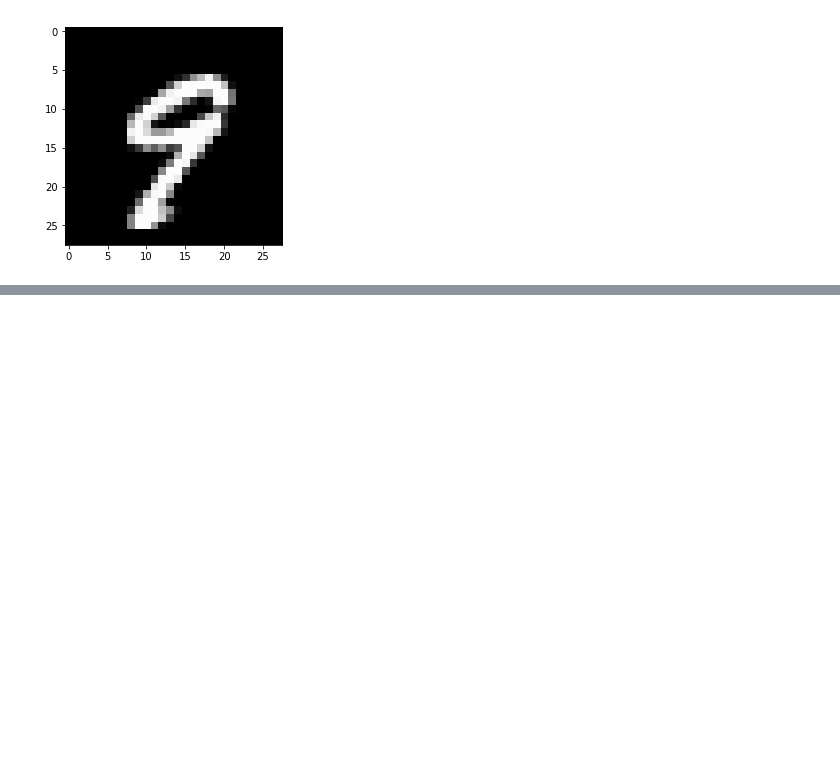
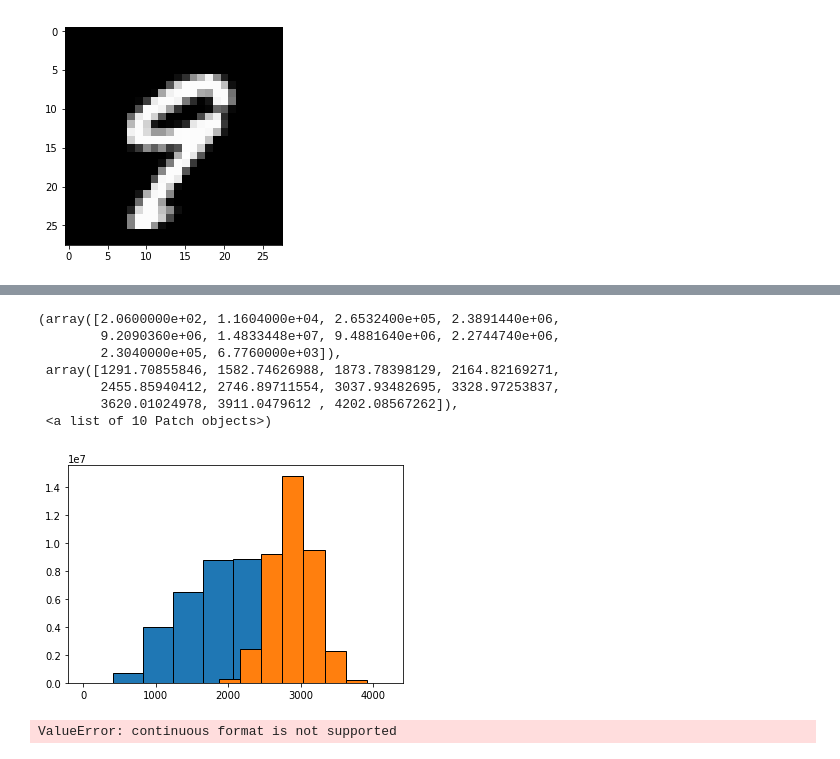
Before and after one commit to chasingkarma-zz/CS5785_Fall2018_HW1, a Jupyter notebook: cs5785_fall2018_hw1_bk498_ksl76.ipynb, the cells around one changed output, grey strips where cells are left out. Cells and saved outputs as stored; diff of their text form; code cells hidden in the pictures; blank space fills up the shorter version.

```diff
--- a/cs5785_fall2018_hw1_bk498_ksl76.ipynb
+++ b/cs5785_fall2018_hw1_bk498_ksl76.ipynb
@@ -44,0 +96,46 @@ plt.hist(train_set['label'], density = True, bins = 10)
+# %%
+#Consider the case of binary comparison between the digits 0 and 1. Ignoring all the other
+#digits, compute the pairwise distances for all genuine matches and all impostor matches,
+#again using the L2 norm. Plot histograms of the genuine and impostor distances on the same
+#set of axes.
+
+#Initialize train_sets
+train_set_0 = train_set
+train_set_1 = train_set
+
+#Drop all rows not matching condition
+train_set_0 = train_set_0.loc[~(train_set['label'] != 0)]
+train_set_1 = train_set_1.loc[~(train_set['label'] != 1)]
+
+euclidean_out_0_0 = euclidean_distances(train_set_0, train_set_0)
+euclidean_out_0_1 = euclidean_distances(train_set_0, train_set_1)
+euclidean_out_1_0 = euclidean_distances(train_set_1, train_set_0)
+euclidean_out_1_1 = euclidean_distances(train_set_1, train_set_1)
+# %%
+#print(euclidean_out_0_0)
+euclidean_out_0_0 = euclidean_out_0_0.flatten()
+euclidean_out_1_1 = euclidean_out_1_1.flatten()
+euclidean_out_1_0 = euclidean_out_1_0.flatten()
+euclidean_out_0_1 = euclidean_out_0_1.flatten()
+
+euclidean_out_imposter = py.concatenate((euclidean_out_0_1, euclidean_out_1_0), axis=None)
+euclidean_out_genuine = py.concatenate((euclidean_out_0_0, euclidean_out_1_1), axis=None)
+
+plt.hist(euclidean_out_genuine, edgecolor='black')
+plt.hist(euclidean_out_imposter, edgecolor='black')
+# %% [output]
+(array([2.0600000e+02, 1.1604000e+04, 2.6532400e+05, 2.3891440e+06,
+        9.2090360e+06, 1.4833448e+07, 9.4881640e+06, 2.2744740e+06,
+        2.3040000e+05, 6.7760000e+03]),
+ array([1291.70855846, 1582.74626988, 1873.78398129, 2164.82169271,
+        2455.85940412, 2746.89711554, 3037.93482695, 3328.97253837,
+        3620.01024978, 3911.0479612 , 4202.08567262]),
+ <a list of 10 Patch objects>)
+[figure, added]
+# %%
+#metrics.roc_curve(euclidean_out_genuine, [0,1,2])
+y = py.array(euclidean_out_genuine)
+scores = py.array(euclidean_out_imposter)
+metrics.roc_curve(y, scores, pos_label=2)
+# %% [output]
+ValueError: continuous format is not supported
```
Also changed, not shown: parts of 6 cells of this notebook.
